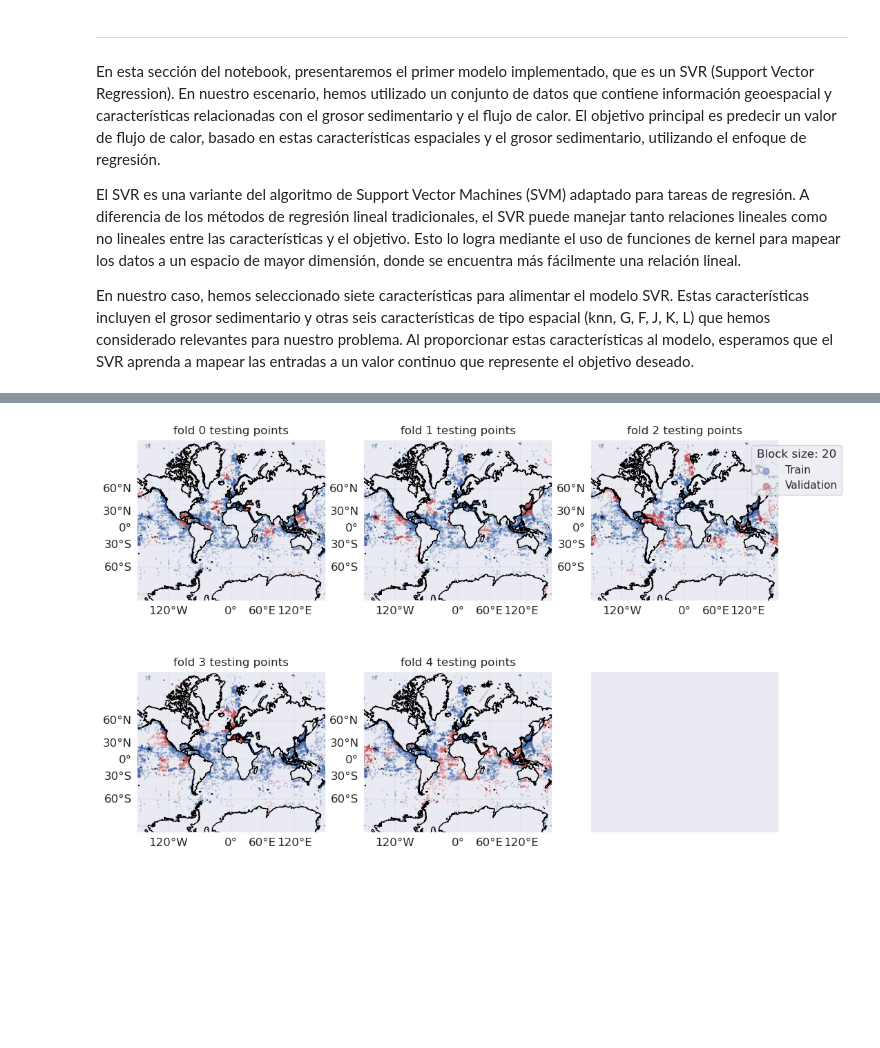
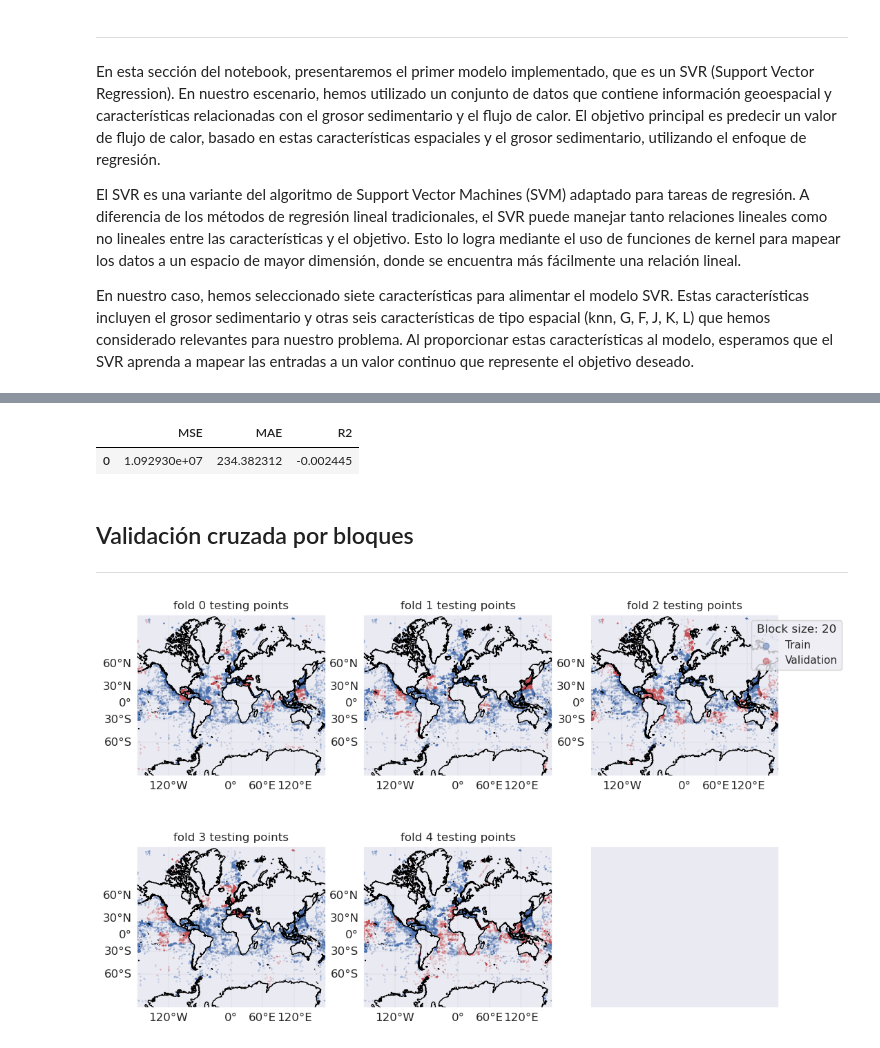
Before and after one commit to gacuervol/tdsp_template, a Jupyter notebook: scripts/training/modelling.ipynb, the cells around one changed output, grey strips where cells are left out. Cells and saved outputs as stored; diff of their text form; code cells hidden in the pictures; blank space fills up the shorter version.

```diff
--- a/scripts/training/modelling.ipynb
+++ b/scripts/training/modelling.ipynb
@@ -202,3 +204,12 @@ plt.ylabel(r'Flujo de calor log($[mW/m^2]$)')
+# %%
+y_pred_test = svr.predict(X_test_matrix_T)
+eval_loader.eval_regres(y_pred_test, y_test)
+# %% [output]
+|  | MSE | MAE | R2 |
+| 0 | 1.092930e+07 | 234.382312 | -0.002445 |
+# %% [markdown]
+## Validación cruzada por bloques
+---
 # %%
 # Dividiendo las coordenadas y los valores en tuplas separadas
 coordinates = tuple(db12_prep[col].to_numpy() for col in coords)
```
Also changed, not shown: parts of 5 cells of this notebook, 3 other files.
